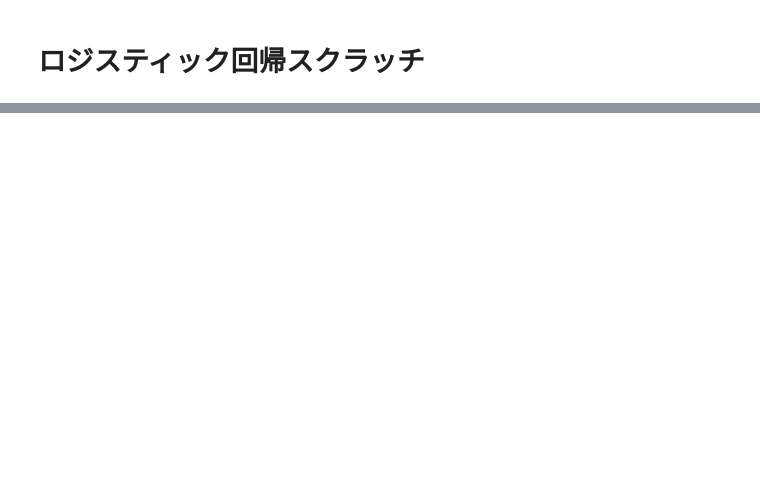
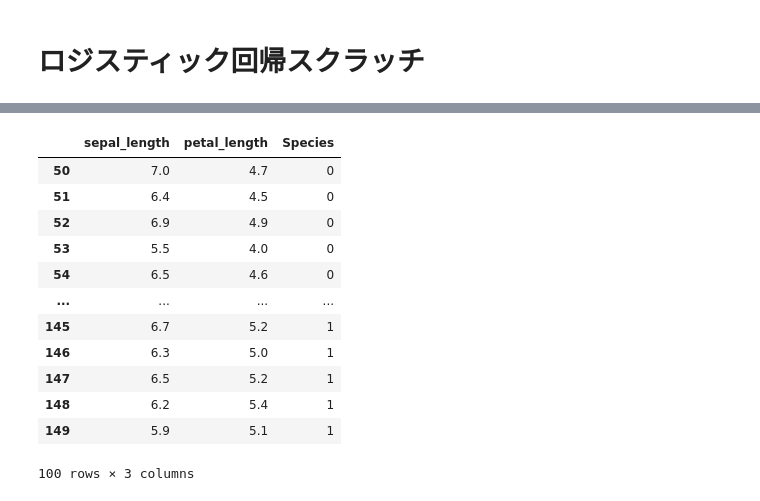
Before and after one commit to kamikami1107/diveintocode-ml, a Jupyter notebook: Sprint4-logistic.ipynb, the cells around one changed output, grey strips where cells are left out. Cells and saved outputs as stored; diff of their text form; code cells hidden in the pictures; blank space fills up the shorter version.

```diff
--- a/Sprint4-logistic.ipynb
+++ b/Sprint4-logistic.ipynb
@@ -287,0 +238,32 @@ ValueError: setting an array element with a sequence.
+# %%
+# irisデータセットを取得する
+from sklearn.datasets import load_iris
+iris = load_iris()
+
+#データフレームに変換（列名を指定）し、データを結合する
+iris_data = pd.DataFrame(iris.data, columns=["sepal_length", "sepal_width", "petal_length", "petal_width"])
+iris_target = pd.DataFrame(iris.target, columns=["Species"])
+iris_all = pd.concat([iris_data, iris_target], axis=1)
+
+# 「sepal_length」列、「petal_length」列、及び
+# 「Species」列が「versicolor=1」か「virginica=2」である行を抽出する
+iris_all = iris_all[["sepal_length","petal_length","Species"]][iris_all["Species"].isin([1,2])]
+
+# 比較の便宜のため「versicolor=1⇨0」か「virginica=2⇨1」に値を変更する
+iris_all2 = iris_all.replace({"Species": {1: 0, 2: 1}})
+
+iris_all2
+# %% [output]
+|  | sepal_length | petal_length | Species |
+| 50 | 7.0 | 4.7 | 0 |
+| 51 | 6.4 | 4.5 | 0 |
+| 52 | 6.9 | 4.9 | 0 |
+| 53 | 5.5 | 4.0 | 0 |
+| 54 | 6.5 | 4.6 | 0 |
+| ... | ... | ... | ... |
+| 145 | 6.7 | 5.2 | 1 |
+| 146 | 6.3 | 5.0 | 1 |
+| 147 | 6.5 | 5.2 | 1 |
+| 148 | 6.2 | 5.4 | 1 |
+| 149 | 5.9 | 5.1 | 1 |
+100 rows × 3 columns
```
Also changed, not shown: parts of 43 cells of this notebook.
